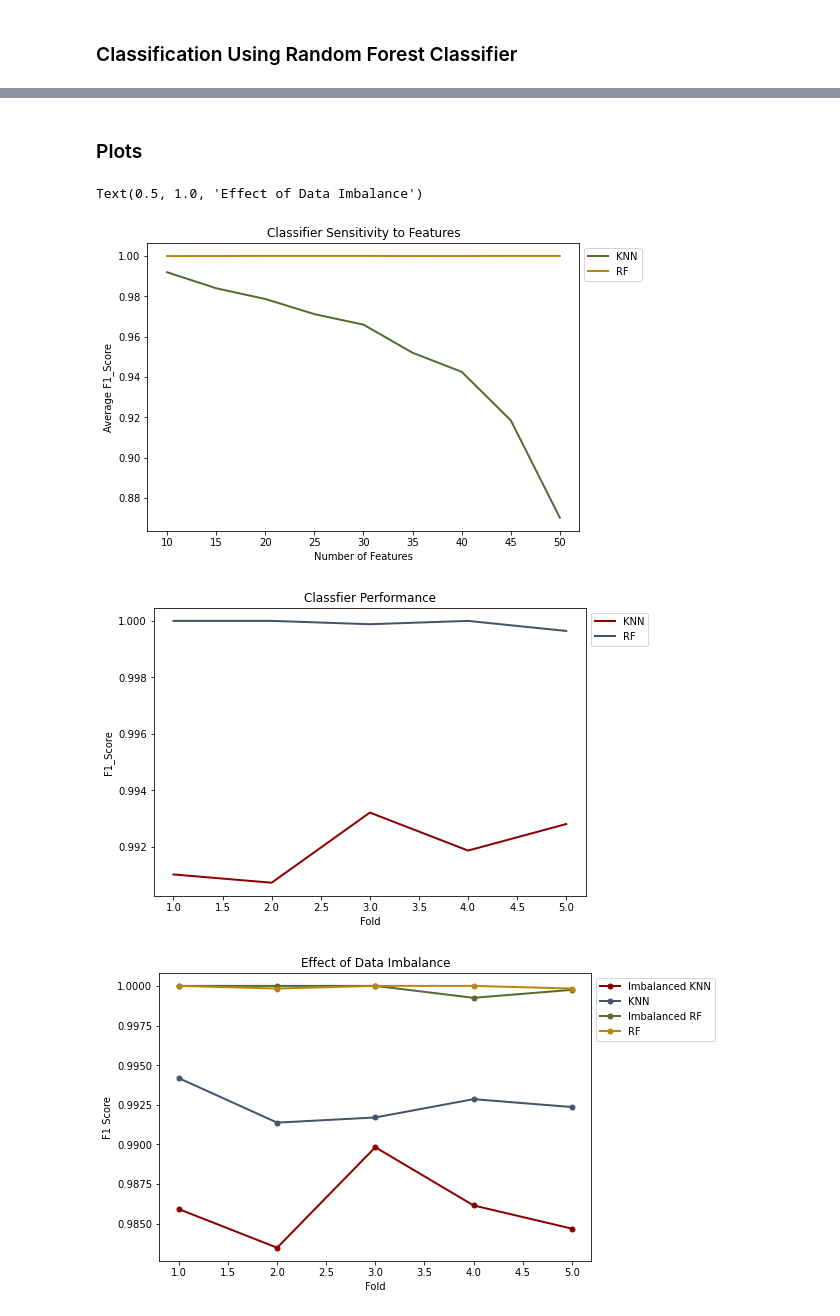
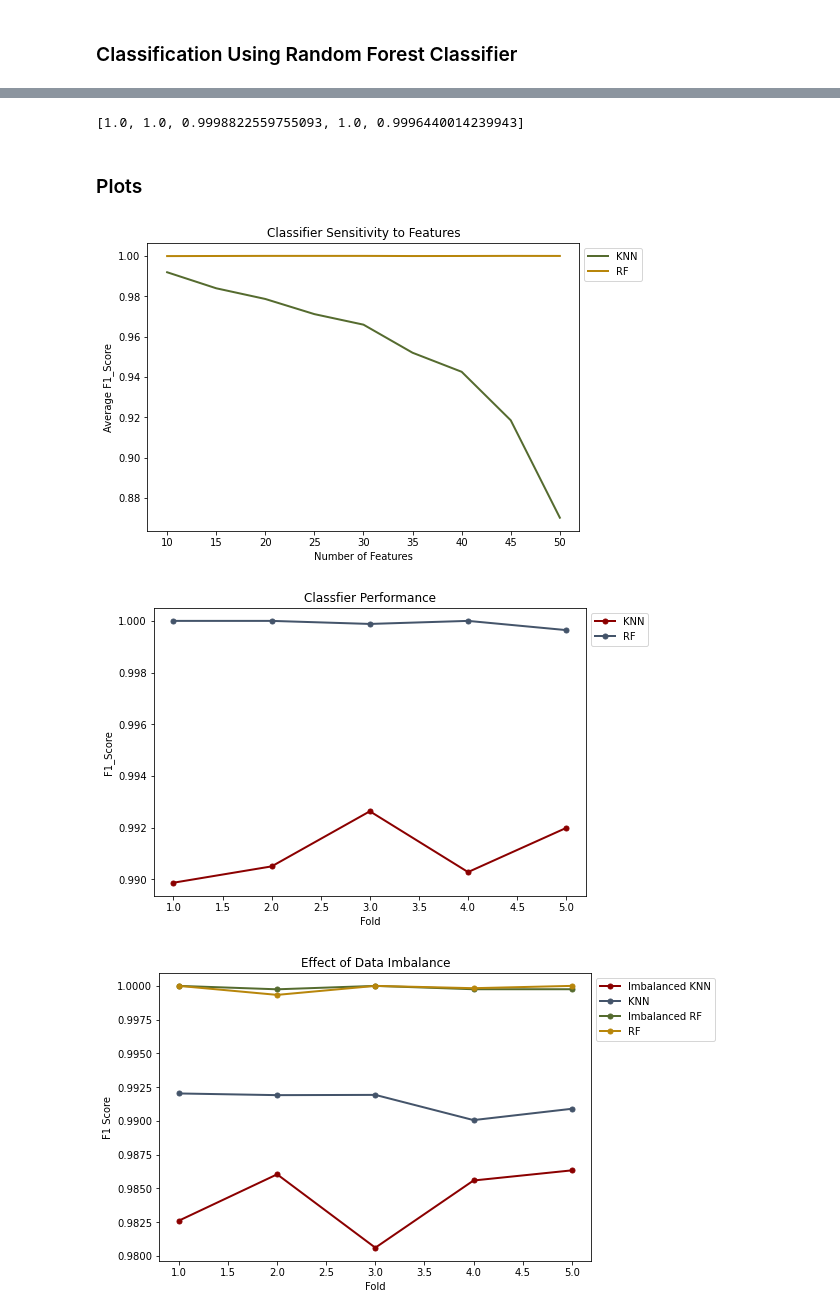
Before and after one commit to rmanaem/dataset-analysis, a Jupyter notebook: src/data_processing.ipynb, the cells around one changed output, grey strips where cells are left out. Saved outputs shown, nothing was run; the diff lists cells and outputs as text; code cells hidden in the pictures.

```diff
--- a/src/data_processing.ipynb
+++ b/src/data_processing.ipynb
@@ -153,8 +154,8 @@ stop_punc.append(',')
 # %% [markdown]
 #### Data Cleaning and Formatting
 # %%
-fake_file = '../data/Balanced_Sample2_Fake.csv'
-true_file = '../data/Balanced_Sample2_True.csv'
+fake_file = '../data/Imbalanced_Sample4_Fake.csv'
+true_file = '../data/Imbalanced_Sample4_True.csv'
 
 # Filtering datapoints with missing features
 fake_rdd = spark.read.csv(fake_file).rdd
@@ -250,7 +251,7 @@ for train_index, test_index in kf.split(fake_true):
 # %% [markdown]
 ### Classification Using KNN Classifier
 # %%
-knn = KNeighborsClassifier(n_neighbors=10)
+knn = KNeighborsClassifier(n_neighbors=11)
 knn_accuracy = []
 knn_predict = []
 knn_f1 = []
@@ -258,7 +259,7 @@ for i in range(len(data)):
     knn.fit([j[0] for j in data[i][0]], [j[1] for j in data[i][0]])
     knn_accuracy.append(knn.score([j[0] for j in data[i][1]], [j[1] for j in data[i][1]]))
     knn_predict.append(knn.predict([j[0] for j in data[i][1]]))
-for i in range(len(predict)):
+for i in range(len(knn_predict)):
     knn_f1.append(f1_score([j[1] for j in data[i][1]], knn_predict[i].tolist(), pos_label="True"))
 knn_average_f1 = sum(knn_f1)/len(knn_f1)
 
@@ -281,15 +290,15 @@ With stratification Using KNN classifier and 5fold cross validation resulted in
 # %%
 n_trees = 45
 max_depth = 20
-rf = RandomForestClassifier(n_estimators=n_trees, max_depth=max_depth, random_state=123)
+rfc = RandomForestClassifier(n_estimators=n_trees, max_depth=max_depth, random_state=123)
 rf_accuracy = []
 rf_predict = []
 rf_f1 = []
 for i in range(len(data)):
-    rf.fit([j[0] for j in data[i][0]], [j[1] for j in data[i][0]])
-    rf_accuracy.append(rf.score([j[0] for j in data[i][1]], [j[1] for j in data[i][1]]))
-    rf_predict.append(rf.predict([j[0] for j in data[i][1]]))
-for i in range(len(predict)):
+    rfc.fit([j[0] for j in data[i][0]], [j[1] for j in data[i][0]])
+    rf_accuracy.append(rfc.score([j[0] for j in data[i][1]], [j[1] for j in data[i][1]]))
+    rf_predict.append(rfc.predict([j[0] for j in data[i][1]]))
+for i in range(len(rf_predict)):
     rf_f1.append(f1_score([j[1] for j in data[i][1]], rf_predict[i].tolist(), pos_label="True"))
 rf_average_f1 = sum(rf_f1)/len(rf_f1)
 
@@ -310,3 +319,7 @@ With stratification Using random forest classifier with 45 trees, max depth of 2
+# %%
+rf_f1
+# %% [output]
+[1.0, 1.0, 0.9998822559755093, 1.0, 0.9996440014239943]
 # %% [markdown]
 ### Plots
 # %%
@@ -325,42 +338,49 @@ ax.plot(y, rf_x, color='#B8860B', lw=2)
 ax.legend(['KNN', 'RF'], bbox_to_anchor = (1.0, 1.0), loc='upper left')
 ax.set_xlabel('Number of Features')
 ax.set_ylabel('Average F1_Score')
 ax.set_title('Classifier Sensitivity to Features')
 # fig.savefig('../figures/classifier_sensitivity_to_features.png', bbox_inches='tight', dpi=dpi)
 
-# visualizing the performance difference of the classifiers on the whole dataset (imbalance of ~10%)
+# Plot for visualizing the performance difference of the classifiers on the whole dataset (imbalance of ~10%)
 folds = [1, 2, 3, 4, 5]
-knn = [0.9910287778166142, 0.9907364520611394,0.9932179607109448, 0.9918736408378162, 0.9928125368210204]
+knn = [0.9898754800418945, 0.9905070618198657, 0.9926376066378403, 0.99028682436293, 0.9919943489522015]
 rf = [1.0, 1.0, 0.9998822559755093, 1.0, 0.9996440014239943]
 fig = plt.figure()
 ax = fig.add_axes([0,0,1,1])
-ax.plot(folds, knn, color='#8B0000', lw=2)
-ax.plot(folds, rf, color='#44546A', lw=2)
+ax.plot(folds, knn, color='#8B0000', lw=2, marker=marker, markersize=markersize)
+ax.plot(folds, rf, color='#44546A', lw=2, marker=marker, markersize=markersize)
 ax.legend(['KNN', 'RF'], bbox_to_anchor = (1.0, 1.0), loc='upper left')
 ax.set_xlabel('Fold')
 ax.set_ylabel('F1_Score')
 ax.set_title('Classfier Performance')
 # fig.savefig('../figures/classifier_performance.png', bbox_inches='tight', dpi=dpi)
 
-# Visualizing the effect of data Imbalance with ~30000 datapoints
+# Plot for Visualizing the effect of data Imbalance with ~30000 datapoints
 folds = [1, 2, 3, 4, 5]
-im_knn = [0.9859085290482076, 0.9834771886559803, 0.9898187236155948, 0.9861454725383474, 0.9846837944664031]
-ba_knn = [0.9941754035613247, 0.9913707268503154, 0.9916971105944868, 0.9928512053200332, 0.9923562645397142]
-im_rf = [1.0, 1.0, 1.0, 0.9992479318124844, 0.9997490589711417]
-ba_rf = [1.0, 0.9998325799430772, 1.0, 1.0, 0.9998325238653493]
+im_knn = [0.9826130153999006, 0.9860418743768694, 0.9806066633515664, 0.9855851453701442, 0.9863347974621767]
+ba_knn = [0.99203187250996, 0.9919075144508671, 0.9919261822376009, 0.9900589721988207, 0.9908955470948518]
+im_rf = [1.0, 0.9997471554993679, 1.0, 0.9997521685254027, 0.999752658916646]
+ba_rf = [1.0, 0.9993342210386152, 1.0, 0.9998298451590948, 1.0]
 fig = plt.figure()
 ax = fig.add_axes([0,0,1,1])
 ax.plot(folds, im_knn, color='#8B0000', lw=2, marker=marker, markersize=markersize)
 ax.plot(folds, ba_knn, color='#44546A', lw=2, marker=marker, markersize=markersize)
 ax.plot(folds, im_rf, color='#556B2F', lw=2, marker=marker, markersize=markersize)
 ax.plot(folds, ba_rf, color='#B8860B', lw=2, marker=marker, markersize=markersize)
 ax.legend(['Imbalanced KNN', 'KNN', 'Imbalanced RF', 'RF'], bbox_to_anchor = (1.0, 1.0), loc='upper left')
 ax.set_xlabel('Fold')
 ax.set_ylabel('F1 Score')
 ax.set_title('Effect of Data Imbalance')
 # fig.savefig('../figures/effect_of_data_imbalance.png', bbox_inches='tight', dpi=dpi)
+
+# Plot for visualizing a decision tree structure in the random forest from the Imbalanced_Sample4
+fn = ['f1', 'f2', 'f3', 'f4', 'f5', 'f6', 'f7', 'f8', 'f9', 'f10']
+cn = ['Fake', 'True']
+fig, axes = plt.subplots(nrows = 1,ncols = 1,figsize = (4,4), dpi=1000)
+tree.plot_tree(rfc.estimators_[9], feature_names = fn, class_names=cn, filled = True, rounded=True)
+plt.tight_layout()
+# fig.savefig('../figures/rf_tree.png')
 # %% [output]
-Text(0.5, 1.0, 'Effect of Data Imbalance')
 [figure]
-[figure, old version]
+[figure, new version]
-[figure, old version]
+[figure, new version]
```
Also changed, not shown: parts of 7 cells of this notebook, 3 other files.
